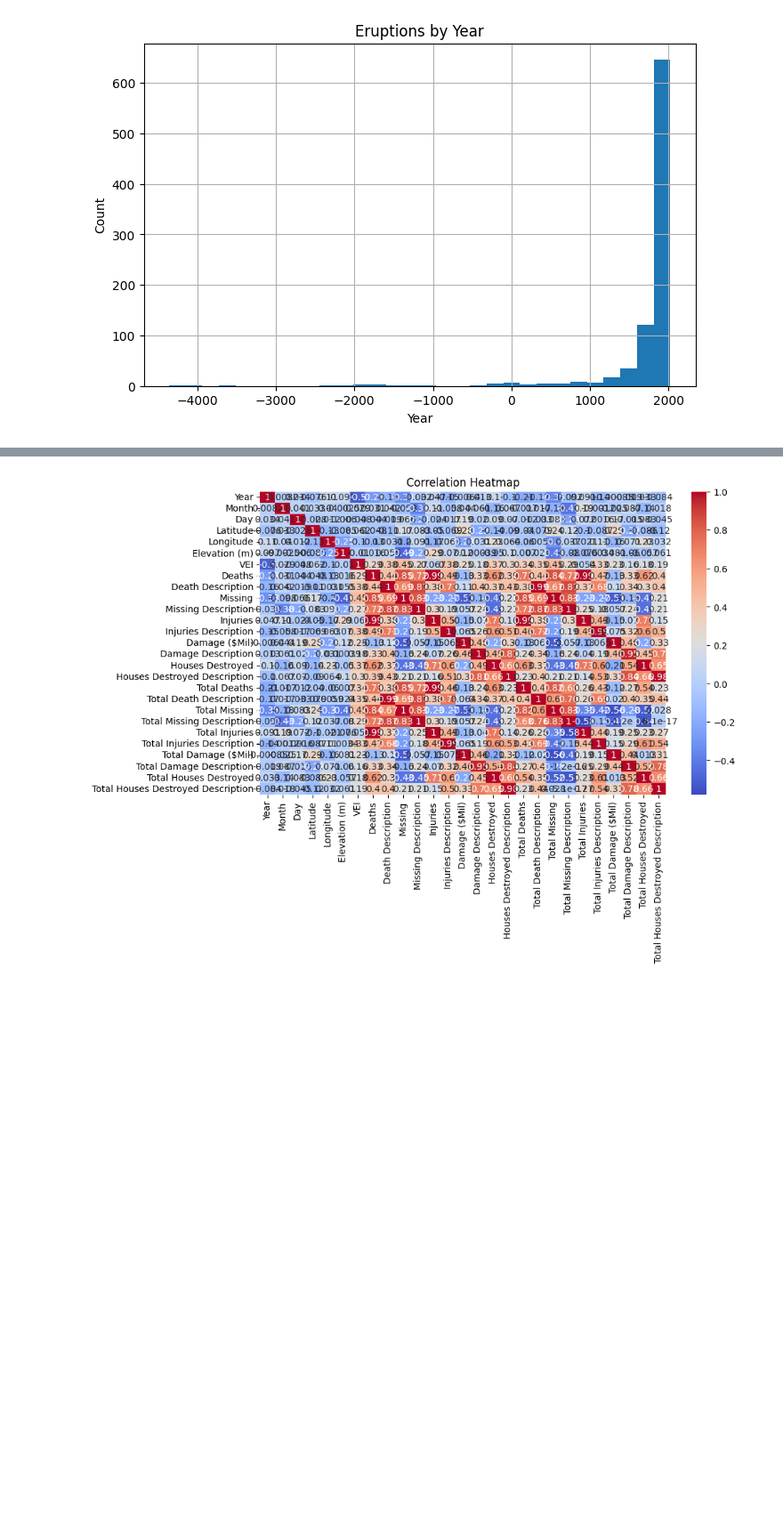
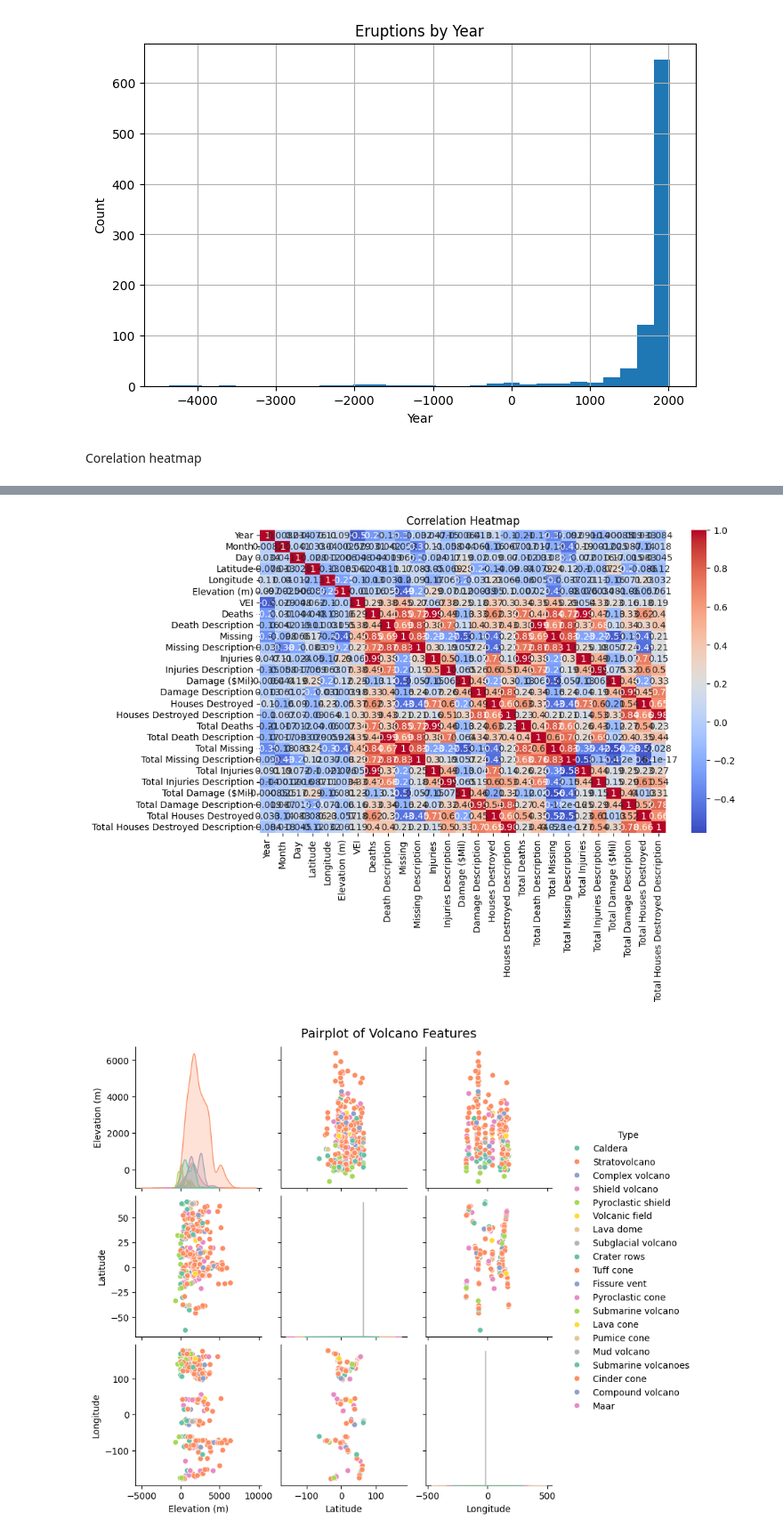
Before and after one commit to Yuvraj-Karakoti/volcanic-eruption-project, a Jupyter notebook: volcanic.ipynb, the cells around one changed output, grey strips where cells are left out. Shown at 89% size. Drawn from its saved outputs; the diff is of its cells as text; code cells hidden in the pictures; blank space fills up the shorter version.

```diff
--- a/volcanic.ipynb
+++ b/volcanic.ipynb
@@ -102,19 +109,31 @@ Statistical Summary:
 | max | 2023.000000 | 12.000000 | 31.000000 | 65.715000 | 177.180000 | 6377.000000 | 7.000000 | 30000.000000 | 4.000000 | ... |
 8 rows × 27 columns
 [figure]
+# %% [markdown]
+Corelation heatmap
 # %%
 if "Country" in df.columns:
     plt.figure(figsize=(12,6))
     sns.countplot(x="Country", data=df, order=df["Country"].value_counts().index)
     plt.xticks(rotation=90)
     plt.title("Eruptions by Country")
     plt.show()
 
 # Correlation heatmap (numeric features only)
 plt.figure(figsize=(10,6))
 sns.heatmap(df.corr(numeric_only=True), annot=True, cmap="coolwarm")
 plt.title("Correlation Heatmap")
 plt.show()
+#pair plot
+sns.pairplot(
+    df[['Elevation (m)', 'Latitude', 'Longitude', 'Type']].dropna(),
+    diag_kind='kde',         # Gaussian KDE curves on the diagonal
+    hue='Type',              # Different colors for each volcano type
+    palette='Set2'           # Use a different color palette
+)
+plt.suptitle("Pairplot of Volcano Features", y=1.02, fontsize=14)
+plt.show()
 # %% [output]
 [figure]
 [figure]
+[figure, added]
```
Also changed, not shown: parts of 13 cells of this notebook.
